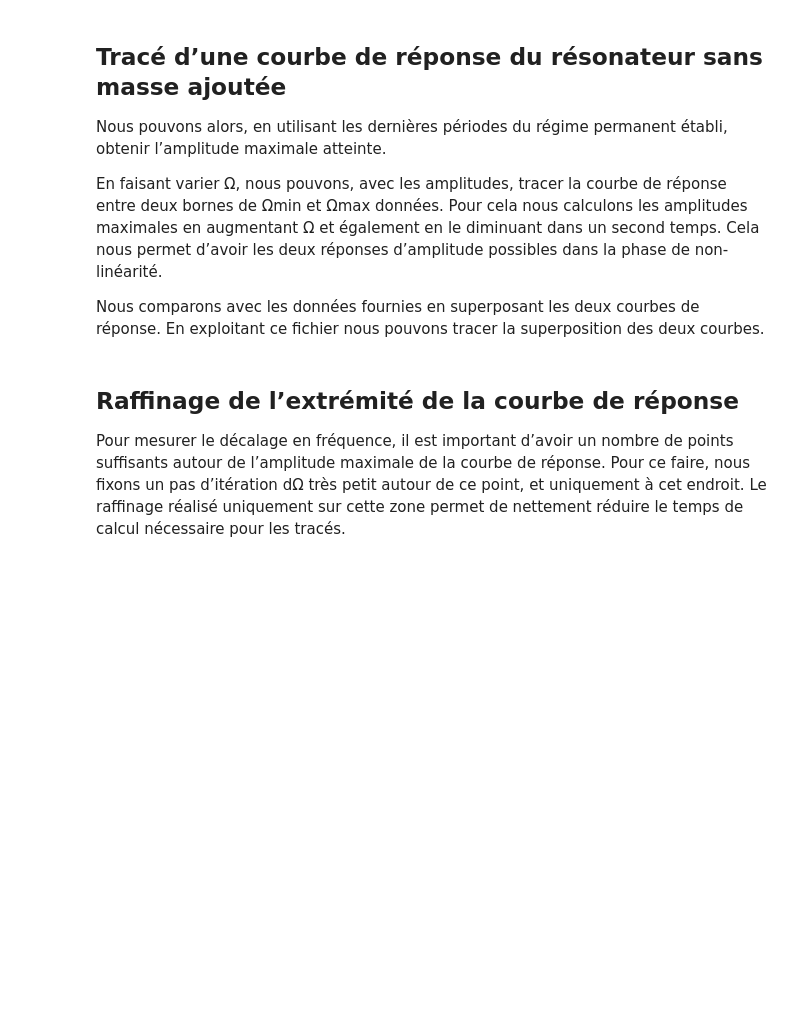
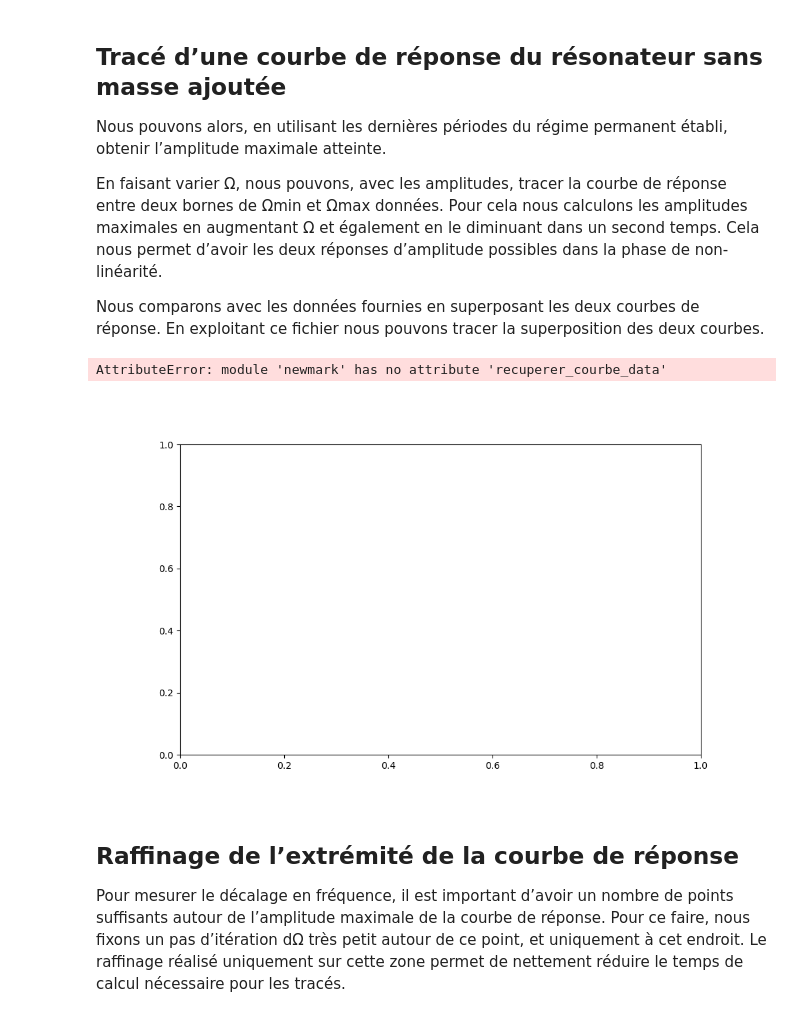
Before and after one commit to Marcsus26/P2i7-MEMS, a Jupyter notebook: jupyter-MEMS.ipynb, the cells around one changed output. Drawn from its saved outputs; the diff is of its cells as text; code cells hidden in the pictures; blank space fills up the shorter version.

```diff
--- a/jupyter-MEMS.ipynb
+++ b/jupyter-MEMS.ipynb
@@ -140,6 +158,19 @@ phase de non-linéarité.
 
 Nous comparons avec les données fournies en superposant les deux courbes de réponse. En exploitant ce
 fichier nous pouvons tracer la superposition des deux courbes.
+# %%
+fig, ax = plt.subplots(figsize = (10,6))
+
+dOMEGAinit = 0.001
+OMEGA_data, AMPL_data = nk.recuperer_courbe_data()
+
+OME, AMPL = nk.compute_response_curve(T, Vdc, Vac, omega0, M, C, K, OMEGA_debut, OMEGA_fin, dOMEGAinit, nb_pts_per, nb_per, tolerance=0.00001)
+OME2, AMPL2 = nk.compute_response_curve(T, Vdc, Vac, omega0, M, C, K, OMEGA_fin, OMEGA_debut, -dOMEGAinit, nb_pts_per, nb_per, tolerance=0.00001)
+
+plot = nk.plot_response_curve(OME, AMPL, OME2, AMPL2, OMEGA_data, AMPL_data, ax, deltam=0, tracer_data=True)
+# %% [output]
+AttributeError: module 'newmark' has no attribute 'recuperer_courbe_data'
+[figure, added]
 # %% [markdown]
 ## Raffinage de l’extrémité de la courbe de réponse
 
```
Also changed, not shown: parts of 2 cells of this notebook, 1 other file.
